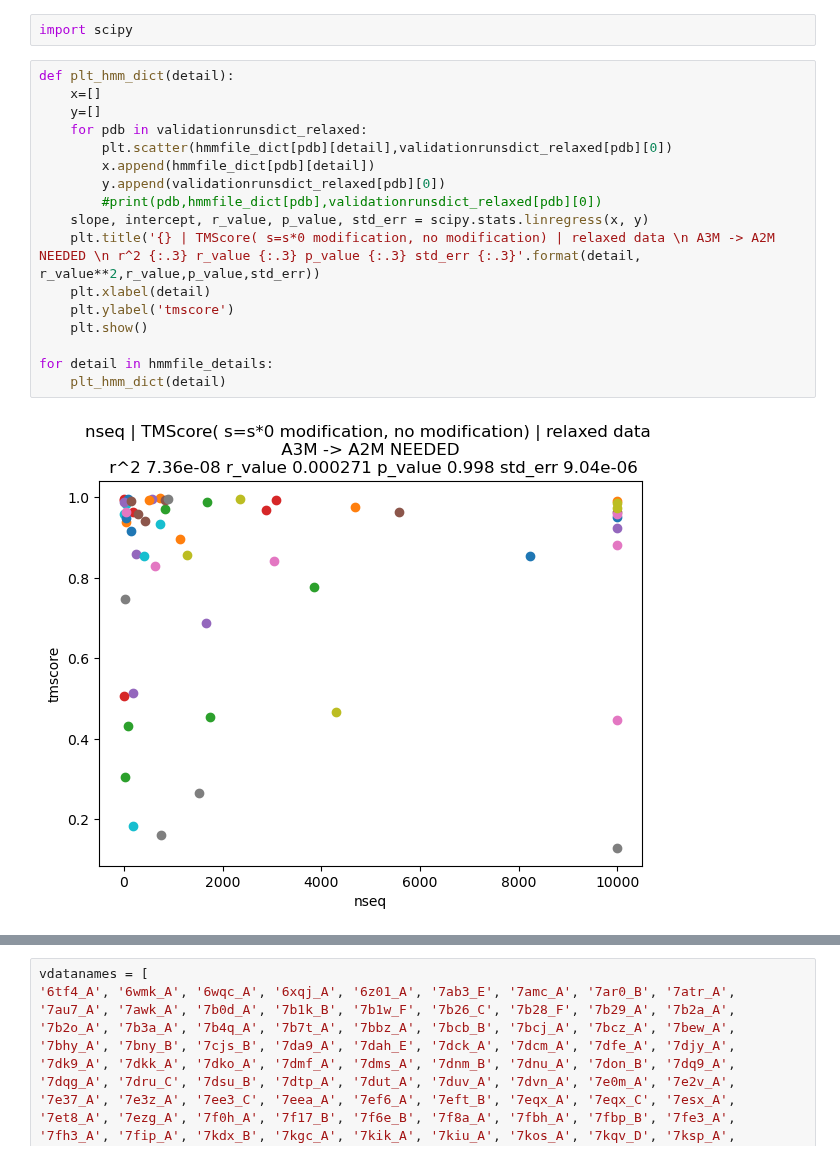
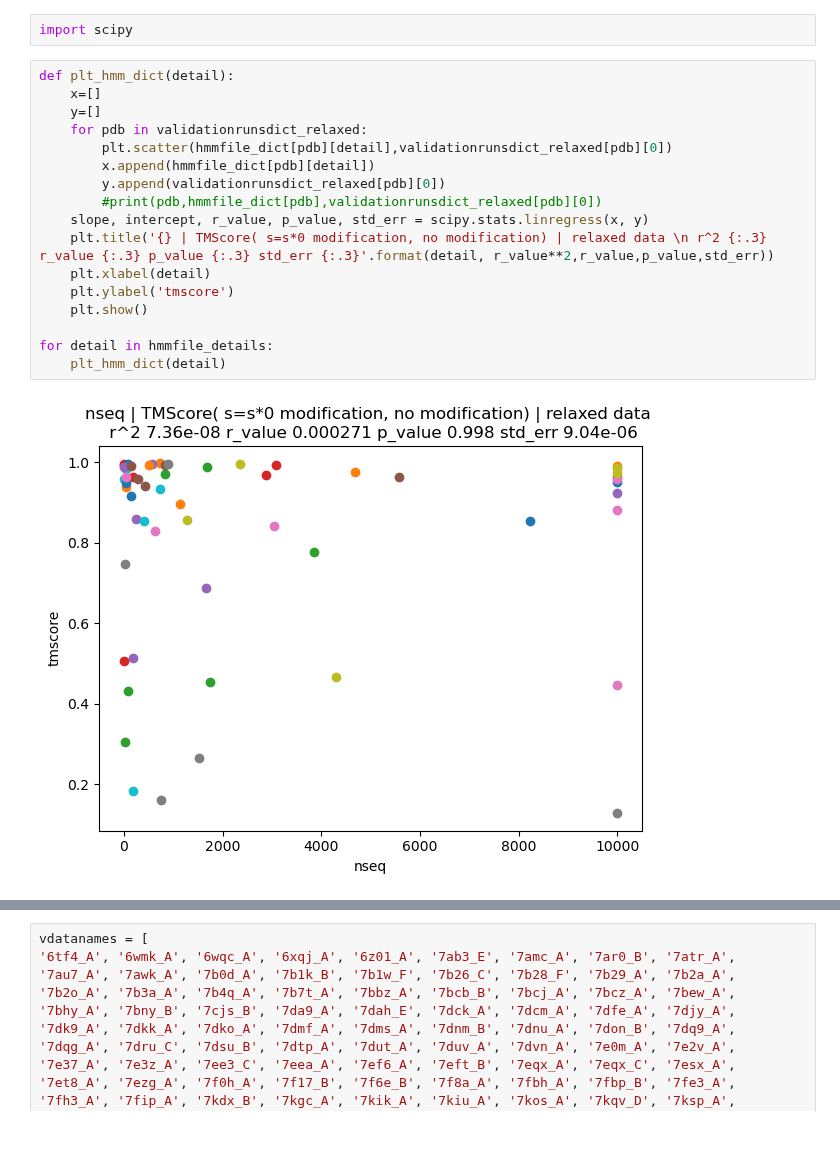
Before and after one commit to MichaelTrumbull/openfold-mt, a Jupyter notebook: compare.ipynb, the cells around one changed output, grey strips where cells are left out. Cells and saved outputs as stored; diff of their text form.

Commit message:
rerun with fixed data

```diff
--- a/compare.ipynb
+++ b/compare.ipynb
@@ -144,19 +144,19 @@ import scipy
 # %%
 def plt_hmm_dict(detail):
     x=[]
     y=[]
     for pdb in validationrunsdict_relaxed:
         plt.scatter(hmmfile_dict[pdb][detail],validationrunsdict_relaxed[pdb][0])
         x.append(hmmfile_dict[pdb][detail])
         y.append(validationrunsdict_relaxed[pdb][0])
         #print(pdb,hmmfile_dict[pdb],validationrunsdict_relaxed[pdb][0])
     slope, intercept, r_value, p_value, std_err = scipy.stats.linregress(x, y)
-    plt.title('{} | TMScore( s=s*0 modification, no modification) | relaxed data \n A3M -> A2M NEEDED \n r^2 {:.3} r_value {:.3} p_value {:.3} std_err {:.3}'.format(detail, r_value**2,r_value,p_value,std_err))
+    plt.title('{} | TMScore( s=s*0 modification, no modification) | relaxed data \n r^2 {:.3} r_value {:.3} p_value {:.3} std_err {:.3}'.format(detail, r_value**2,r_value,p_value,std_err))
     plt.xlabel(detail)
     plt.ylabel('tmscore')
     plt.show()
 
 for detail in hmmfile_details:
     plt_hmm_dict(detail)
 # %% [output]
-[figure, old version]
+[figure, new version]
```
Also changed, not shown: parts of 1 cell of this notebook.
